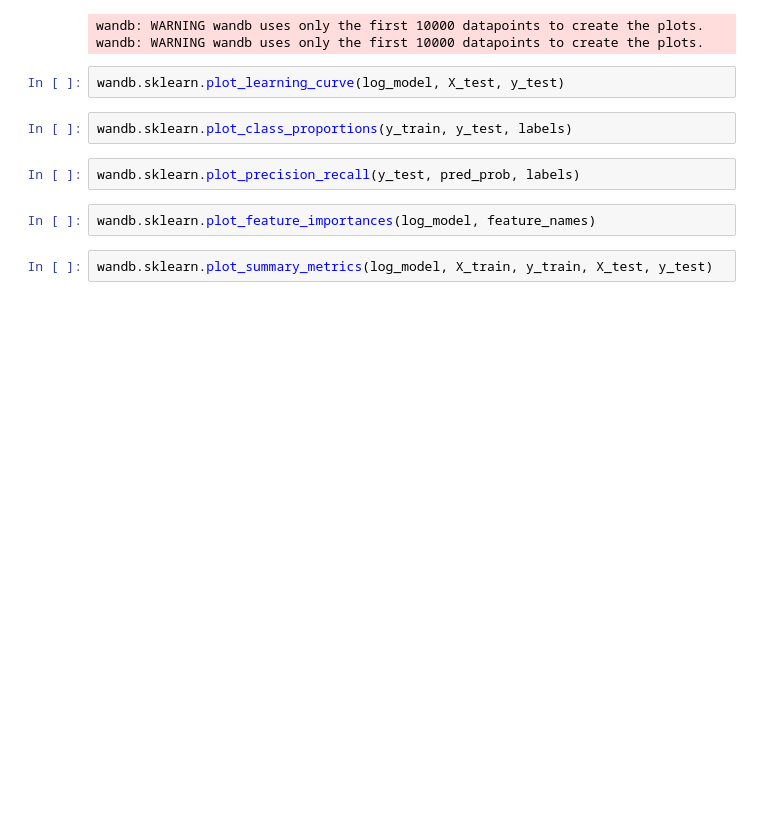
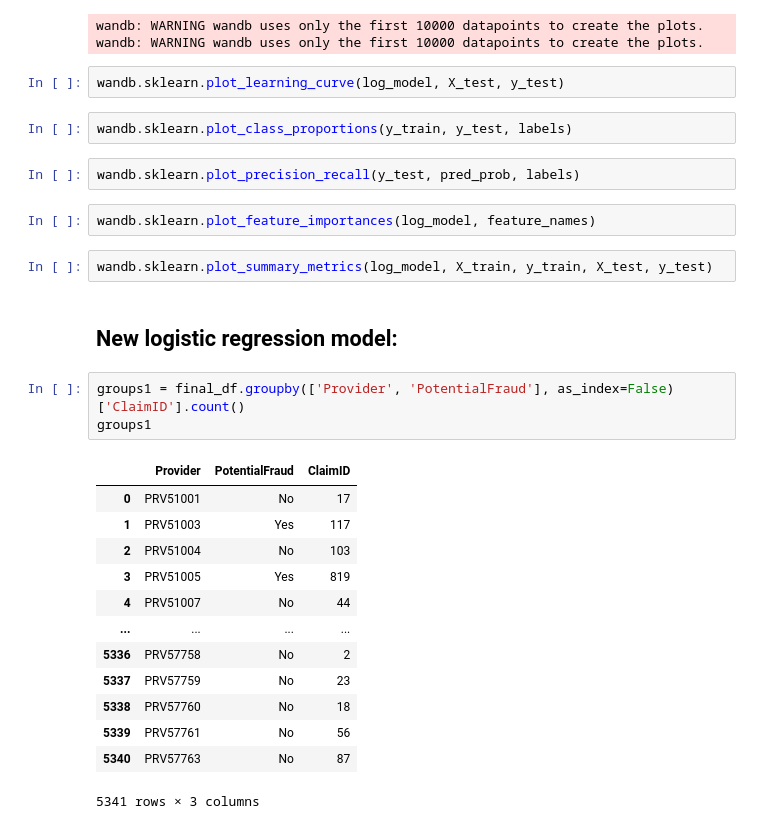
Before and after one commit to areias/healthcare_fraud, a Jupyter notebook: Logistic_Regression.ipynb, the cells around one changed output. Cells and saved outputs as stored; diff of their text form; blank space fills up the shorter version.

Commit message:
new logistic update

```diff
--- a/Logistic_Regression.ipynb
+++ b/Logistic_Regression.ipynb
@@ -273,3 +269,22 @@ wandb.sklearn.plot_precision_recall(y_test, pred_prob, labels)
 wandb.sklearn.plot_feature_importances(log_model, feature_names)
 # %%
 wandb.sklearn.plot_summary_metrics(log_model, X_train, y_train, X_test, y_test)
+# %% [markdown]
+## New logistic regression model:
+# %%
+groups1 = final_df.groupby(['Provider', 'PotentialFraud'], as_index=False)['ClaimID'].count()
+groups1
+# %% [output]
+|  | Provider | PotentialFraud | ClaimID |
+| 0 | PRV51001 | No | 17 |
+| 1 | PRV51003 | Yes | 117 |
+| 2 | PRV51004 | No | 103 |
+| 3 | PRV51005 | Yes | 819 |
+| 4 | PRV51007 | No | 44 |
+| ... | ... | ... | ... |
+| 5336 | PRV57758 | No | 2 |
+| 5337 | PRV57759 | No | 23 |
+| 5338 | PRV57760 | No | 18 |
+| 5339 | PRV57761 | No | 56 |
+| 5340 | PRV57763 | No | 87 |
+5341 rows × 3 columns
```
Also changed, not shown: parts of 6 cells of this notebook.
